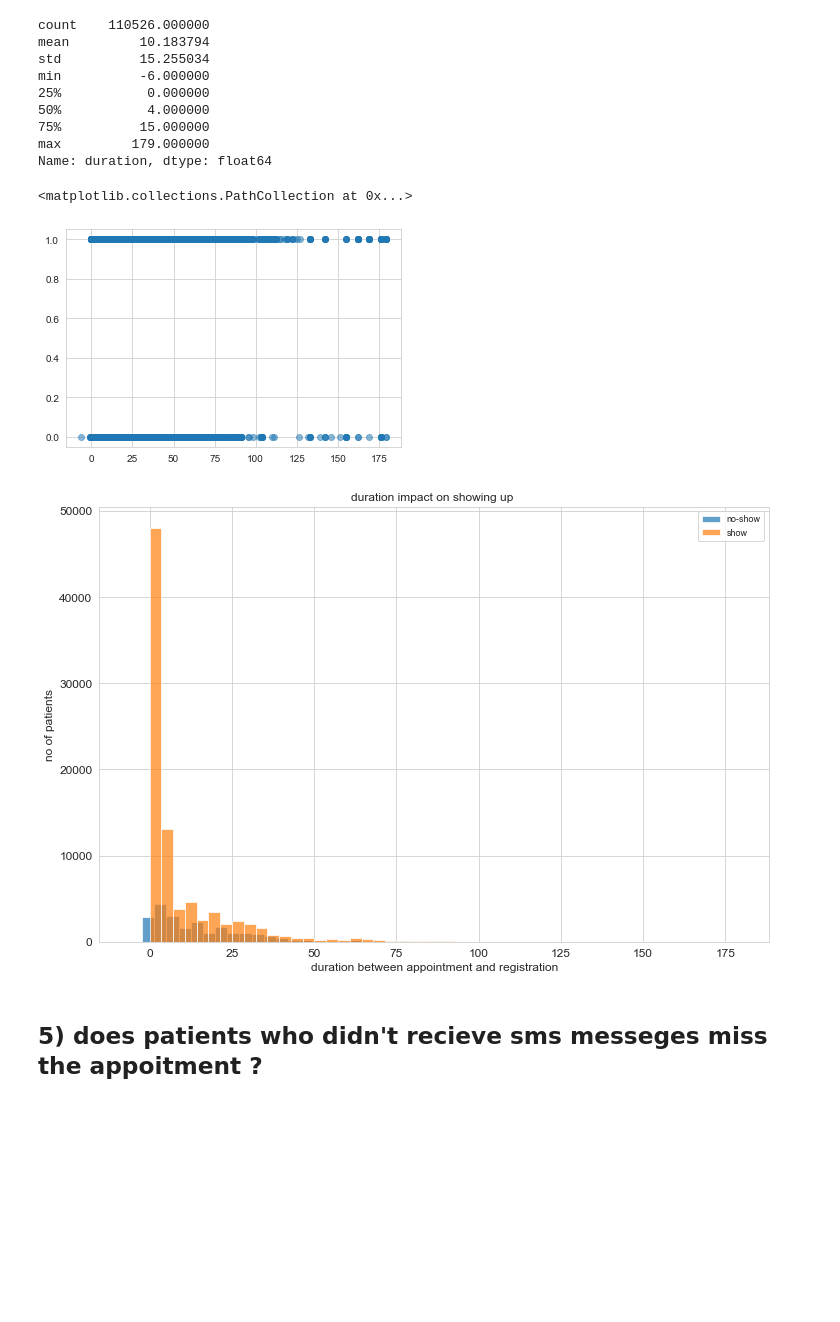
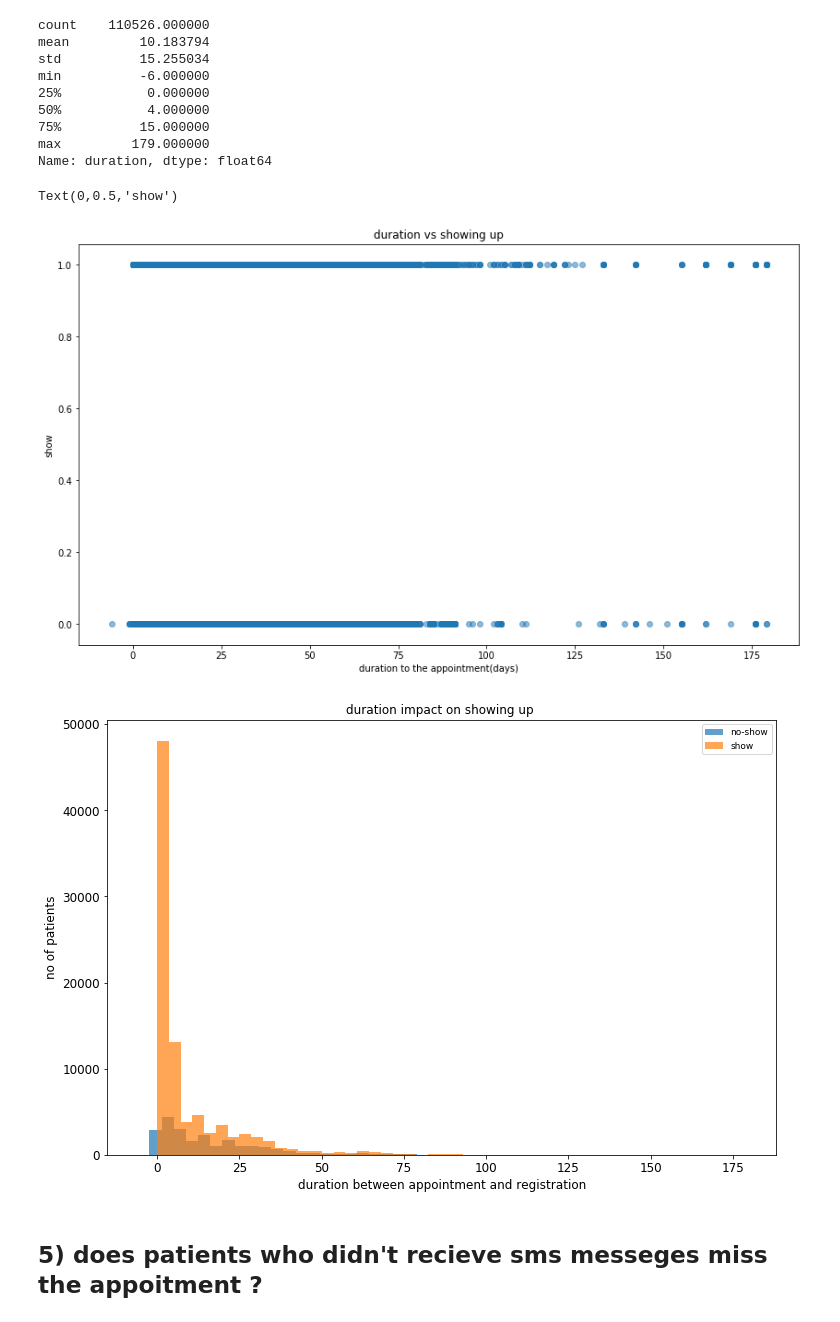
Before and after one commit to ahmadhammad301/data_analysis, a Jupyter notebook: patients_attendance_analysis/Investigate_a_Dataset.ipynb, the cells around one changed output. Drawn from its saved outputs; the diff is of its cells as text; code cells hidden in the pictures; blank space fills up the shorter version.

```diff
--- a/patients_attendance_analysis/Investigate_a_Dataset.ipynb
+++ b/patients_attendance_analysis/Investigate_a_Dataset.ipynb
@@ -31,7 +31,7 @@ import seaborn as sns
 ## Data Wrangling
 # %%
 
-df=pd.read_csv('noshowappointments-kagglev2-may-2016.csv')
+df=pd.read_csv('Database_No_show_appointments/noshowappointments-kagglev2-may-2016.csv')
 
 df.head(5)
 # %% [output]
@@ -263,17 +272,21 @@ Name: duration, dtype: float64
 # %%
 x=df['show']
 y=df['duration']
-plt.scatter(y, x, alpha=0.5)
+plt.figure(figsize=(14,8))
+plt.scatter(y, x, alpha=0.5) # plot scatter figure
+plt.title('duration vs showing up')
+plt.xlabel('duration to the appointment(days)')
+plt.ylabel('show')
 # %% [output]
-<matplotlib.collections.PathCollection at 0x...>
+Text(0,0.5,'show')
-[figure, old version]
+[figure, new version]
 # %%
 x= df.groupby('show')['duration']
 xlabel='duration between appointment and registration'
 ylabel = 'no of patients'
 hist_plot( x ,xlabel,ylabel , title = 'duration impact on showing up ', bins=50, legend_label=['no-show','show'])
 # %% [output]
-[figure, old version]
+[figure, new version]
 # %% [markdown]
 ## 5) does patients who didn't recieve sms messeges miss the appoitment ?
 # %% [markdown]
```
Also changed, not shown: parts of 24 cells of this notebook.
